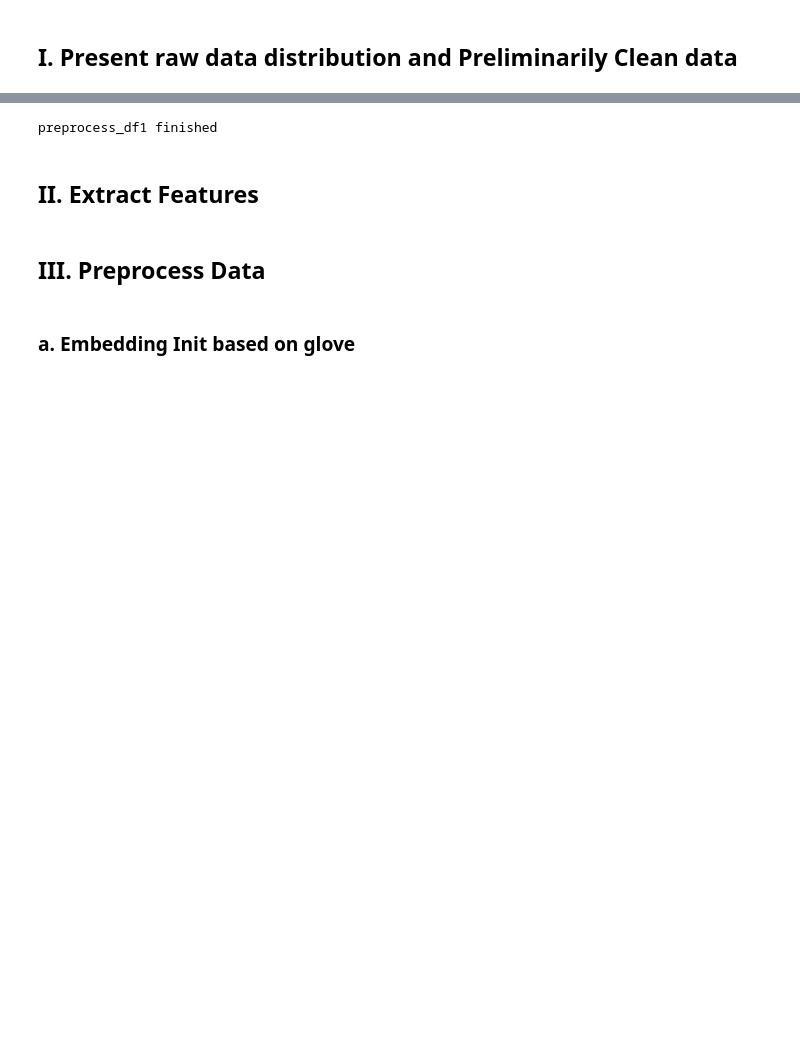
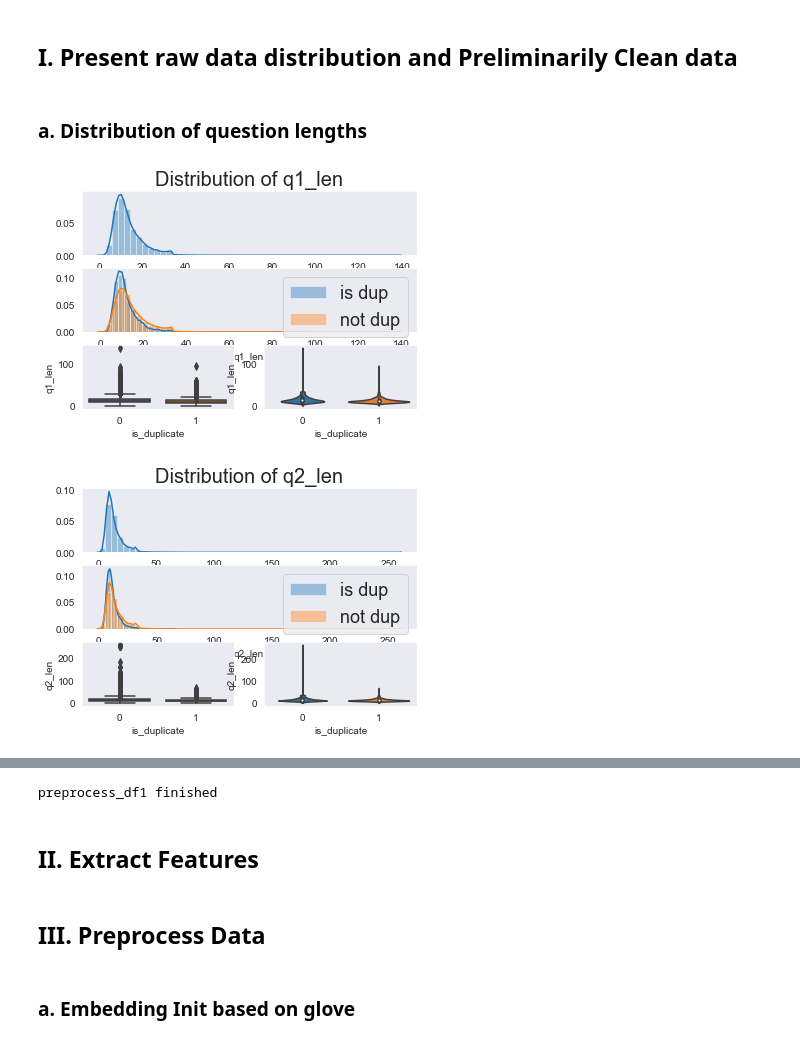
Before and after one commit to HaoDong96/MSCI641_NLP_QuoraDup, a Jupyter notebook: project.ipynb, the cells around one changed output, grey strips where cells are left out. Saved outputs shown, nothing was run; the diff lists cells and outputs as text; code cells hidden in the pictures; blank space fills up the shorter version.

```diff
--- a/project.ipynb
+++ b/project.ipynb
@@ -90,0 +90,2 @@ def plot_real_feature(fname):
+# %% [markdown]
+### a. Distribution of question lengths
@@ -91 +95,7 @@ def plot_real_feature(fname):
+# %%
+plot_real_feature('q1_len')
+plot_real_feature('q2_len')
+# %% [output]
+[figure, added]
+[figure, added]
 # %% [markdown]
```
Also changed, not shown: parts of 12 cells of this notebook, 10 other files.
